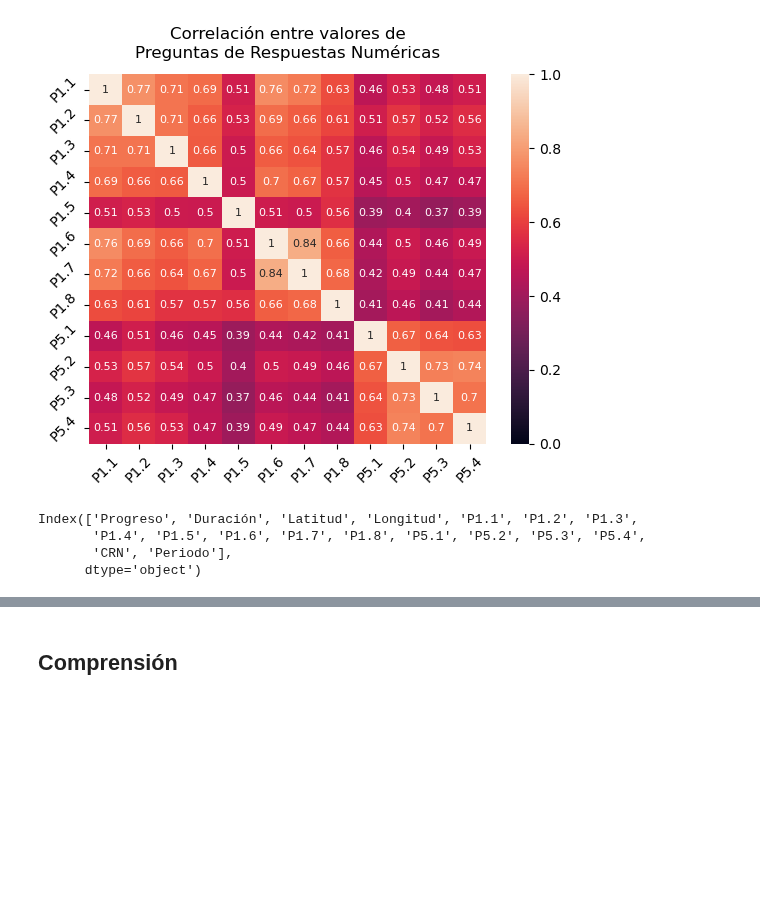
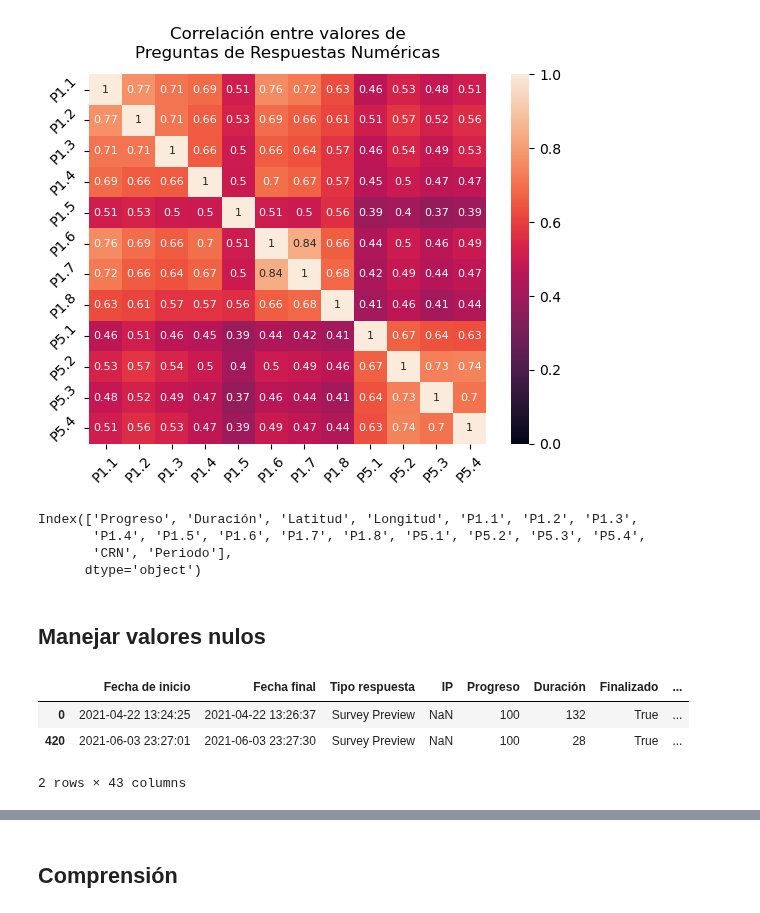
Before and after one commit to PameRuiz25/ActividadFormativaM2-Equipo2, a Jupyter notebook: proyecto1.ipynb, the cells around one changed output, grey strips where cells are left out. Drawn from its saved outputs; the diff is of its cells as text; code cells hidden in the pictures; blank space fills up the shorter version.

```diff
--- a/proyecto1.ipynb
+++ b/proyecto1.ipynb
@@ -383,3 +404,12 @@ Index(['Progreso', 'Duración', 'Latitud', 'Longitud', 'P1.1', 'P1.2', 'P1.3',
        'P1.4', 'P1.5', 'P1.6', 'P1.7', 'P1.8', 'P5.1', 'P5.2', 'P5.3', 'P5.4',
        'CRN', 'Periodo'],
       dtype='object')
+# %% [markdown]
+## Manejar valores nulos
+# %%
+raw_data.loc[questions.apply(lambda row: True if row.isna().sum() > 0 else False, axis = 1)]
+# %% [output]
+|  | Fecha de inicio | Fecha final | Tipo respuesta | IP | Progreso | Duración | Finalizado | ... |
+| 0 | 2021-04-22 13:24:25 | 2021-04-22 13:26:37 | Survey Preview | NaN | 100 | 132 | True | ... |
+| 420 | 2021-06-03 23:27:01 | 2021-06-03 23:27:30 | Survey Preview | NaN | 100 | 28 | True | ... |
+2 rows × 43 columns
```
Also changed, not shown: parts of 4 cells of this notebook.
